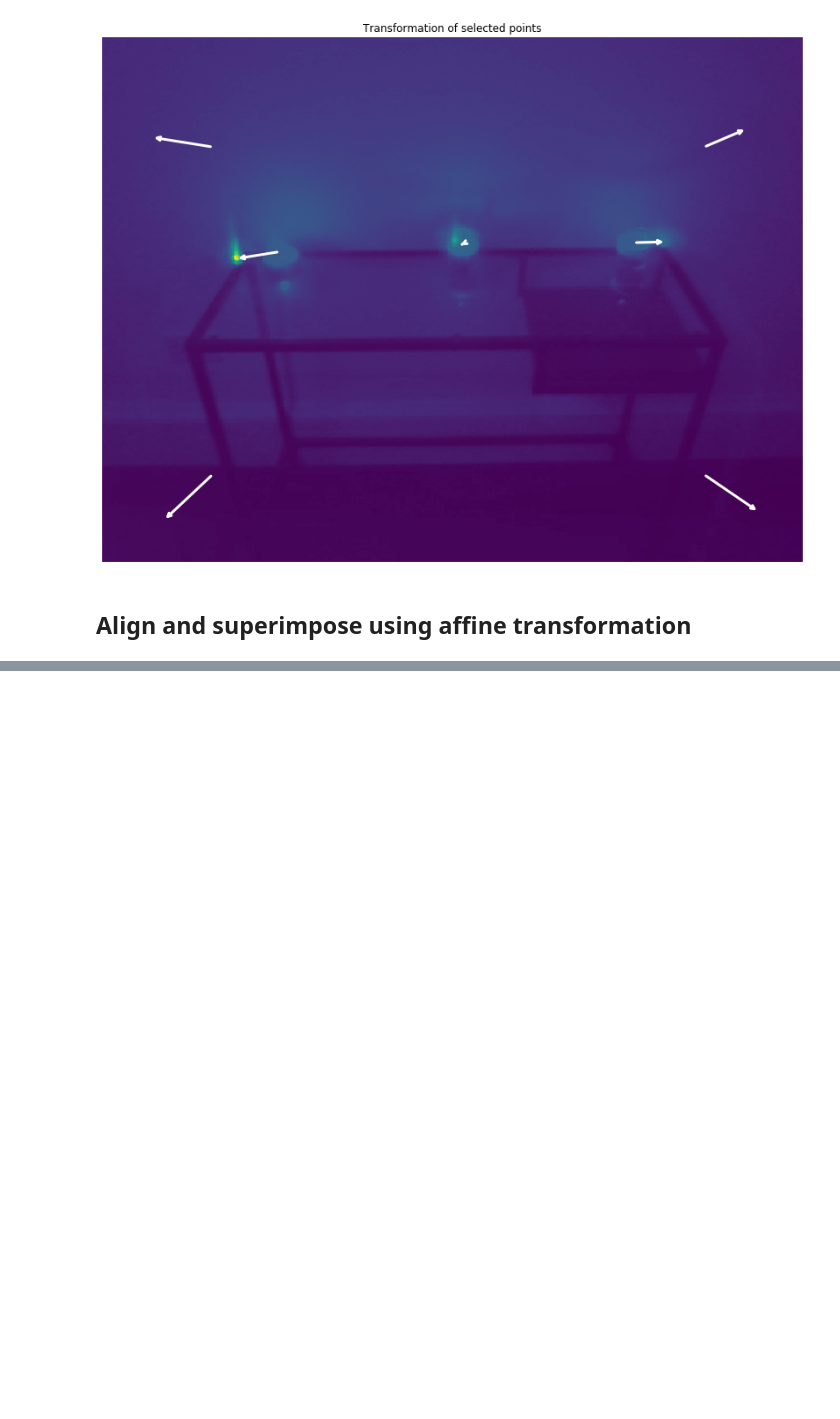
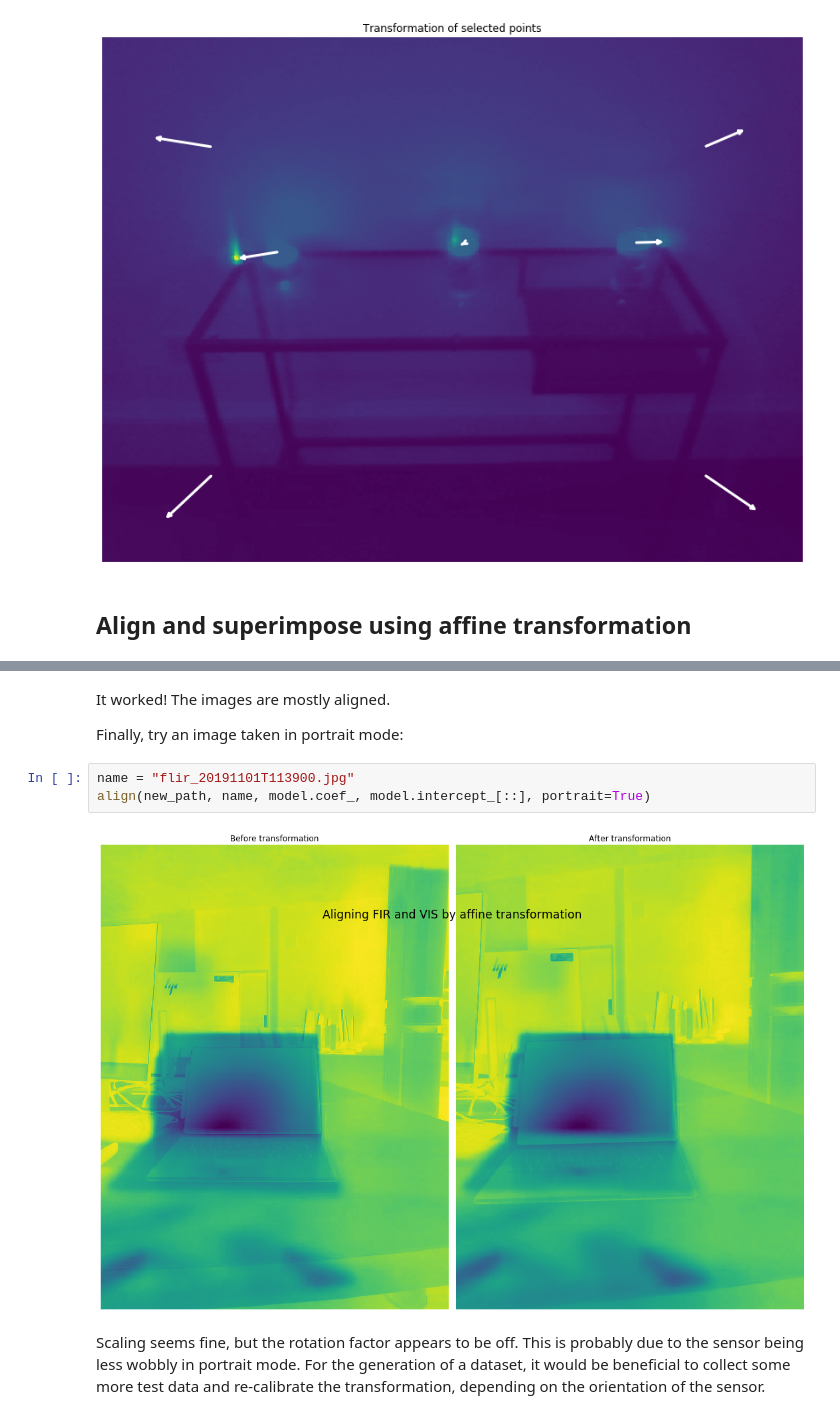
Before and after one commit to Lindronics/honours_project, a Jupyter notebook: notebooks/flir_one/flir_one_calibration.ipynb, the cells around one changed output, grey strips where cells are left out. Cells and saved outputs as stored; diff of their text form; blank space fills up the shorter version.

```diff
--- a/notebooks/flir_one/flir_one_calibration.ipynb
+++ b/notebooks/flir_one/flir_one_calibration.ipynb
@@ -244,0 +265,11 @@ align("flir_20191112T174218.jpg", metadata, model.coef_, model.intercept_)
+# %% [markdown]
+It worked! The images are mostly aligned.
+
+Finally, try an image taken in portrait mode:
+# %%
+name = "flir_20191101T113900.jpg"
+align(new_path, name, model.coef_, model.intercept_[::], portrait=True)
+# %% [output]
+[figure, added]
+# %% [markdown]
+Scaling seems fine, but the rotation factor appears to be off. This is probably due to the sensor being less wobbly in portrait mode. For the generation of a dataset, it would be beneficial to collect some more test data and re-calibrate the transformation, depending on the orientation of the sensor.
```
Also changed, not shown: parts of 13 cells of this notebook, 1 other file.
